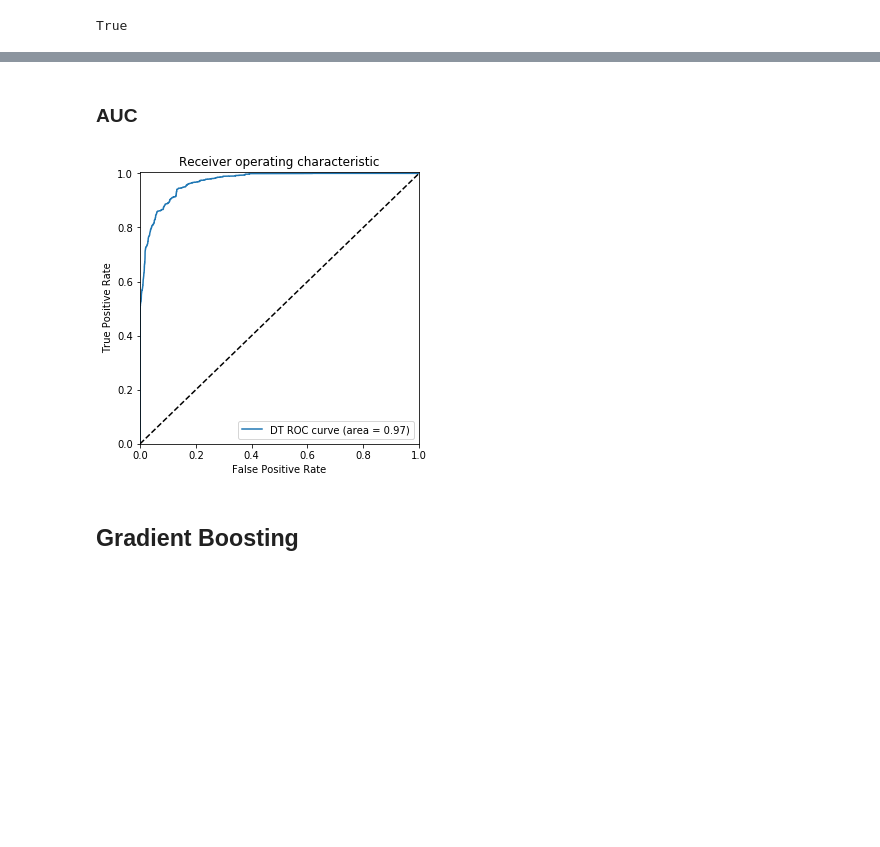
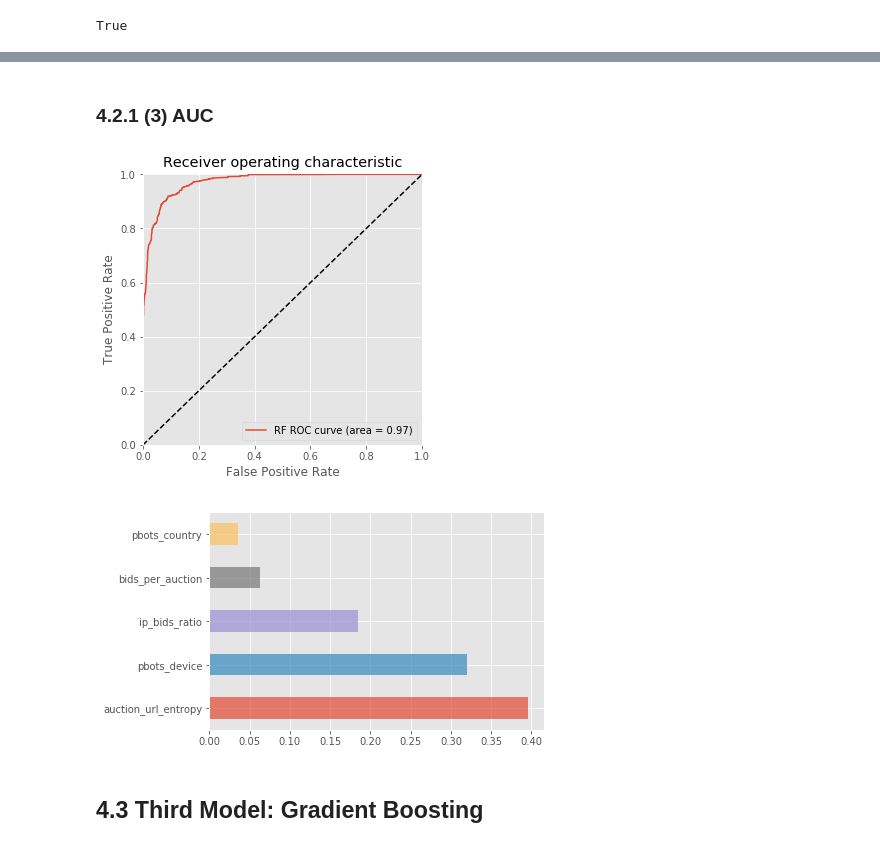
Before and after one commit to crystalxs/Human-or-Robot, a Jupyter notebook: final_project_checkin.ipynb, the cells around one changed output, grey strips where cells are left out. Saved outputs shown, nothing was run; the diff lists cells and outputs as text; code cells hidden in the pictures; blank space fills up the shorter version.

```diff
--- a/final_project_checkin.ipynb
+++ b/final_project_checkin.ipynb
@@ -570,5 +600,5 @@ print(classification_report(y_test,y_rf_pred))
 # %% [markdown]
-### AUC
+### 4.2.1 (3) AUC
 # %%
 # Plot ROC in one graph
 y_rf_score = rf.predict_proba(X_test)[:,1]
@@ -576,7 +606,7 @@ fpr_rf, tpr_rf, _rf = roc_curve(y_test, y_rf_score)
 roc_rf_auc = auc(fpr_rf, tpr_rf)
 
 plt.figure(figsize=(5,5))
-plt.plot(fpr_rf, tpr_rf, label='DT ROC curve (area = %0.2f)' % roc_rf_auc)
+plt.plot(fpr_rf, tpr_rf, label='RF ROC curve (area = %0.2f)' % roc_rf_auc)
 plt.plot([0, 1], [0, 1], 'k--')
 plt.xlim([0.0, 1.0])
 plt.ylim([0.0, 1.005])
@@ -587,9 +617,16 @@ plt.legend(loc="lower right")
 plt.show()
 fig.savefig('roc_rf_auc.png')
 # %% [output]
-[figure, old version]
+[figure, new version]
+# %%
+plt.style.use('ggplot')
+feat_importances = pd.Series(rf.feature_importances_, index=X_train.columns)
+feat_importances.nlargest(5).plot(kind='barh',alpha=0.7)
+fig.savefig('rf_feature.png')
+# %% [output]
+[figure, added]
 # %% [markdown]
-## Gradient Boosting
+## 4.3 Third Model: Gradient Boosting
 # %%
 gb = GradientBoostingClassifier(n_estimators=10)
 param_grid = {
```
Also changed, not shown: parts of 59 cells of this notebook, 5 other files.
